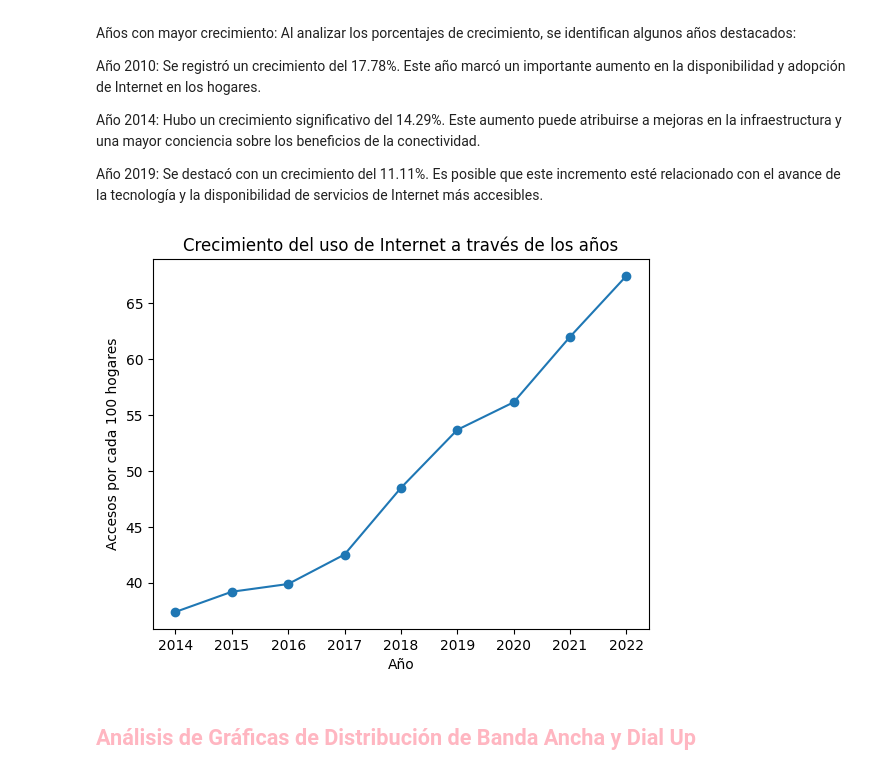
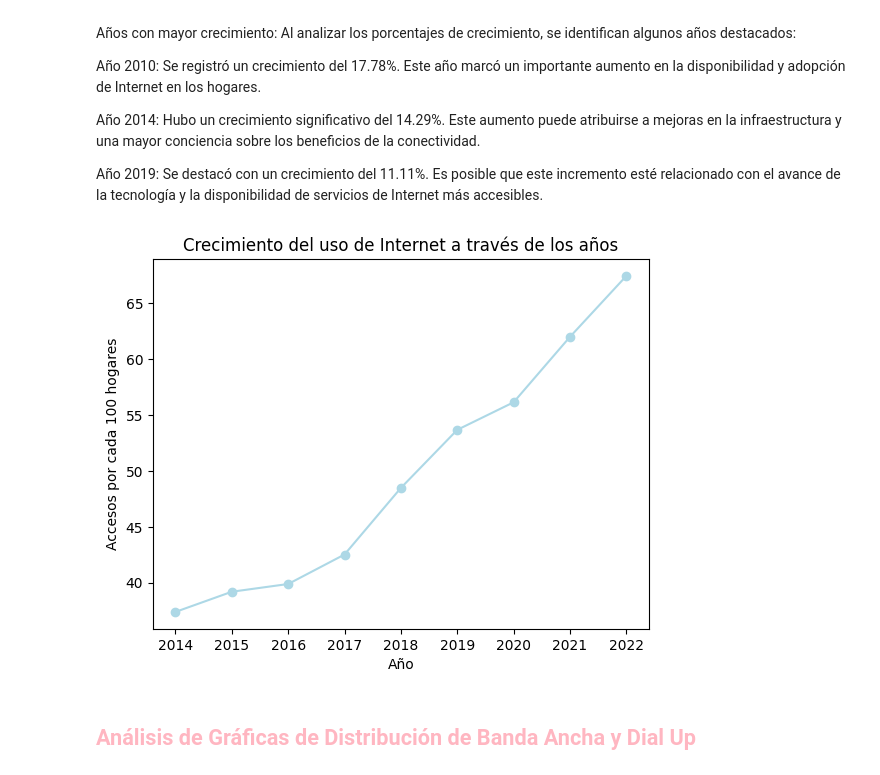
Before and after one commit to JorgeDataScientist/P_I_2_Telecomunicaciones, a Jupyter notebook: EDA.ipynb, the cells around one changed output. Cells and saved outputs as stored; diff of their text form; code cells hidden in the pictures.

```diff
--- a/EDA.ipynb
+++ b/EDA.ipynb
@@ -241,21 +261,21 @@ Año 2019: Se destacó con un crecimiento del 11.11%. Es posible que este increm
 # %%
 # Agrupar los datos por año y calcular el promedio de "Accesos por cada 100 hogares"
 df_grouped = df.groupby("Año")["Accesos por cada 100 hogares"].mean()
 
-# Crear el gráfico de línea
-plt.plot(df_grouped.index, df_grouped.values, marker="o")
+# Crear el gráfico de línea con color personalizado
+plt.plot(df_grouped.index, df_grouped.values, marker="o", color="#ADD8E6")
 
 # Configurar etiquetas de los ejes
 plt.xlabel("Año")
 plt.ylabel("Accesos por cada 100 hogares")
 
 # Configurar título del gráfico
 plt.title("Crecimiento del uso de Internet a través de los años")
 
 # Mostrar el gráfico
 plt.show()
 # %% [output]
-[figure, old version]
+[figure, new version]
 # %% [markdown]
 ## <span style="color:#FFB6C1;">Análisis de Gráficas de Distribución de Banda Ancha y Dial Up</span>
 # %% [markdown]
```
Also changed, not shown: parts of 7 cells of this notebook, 1 other file.
